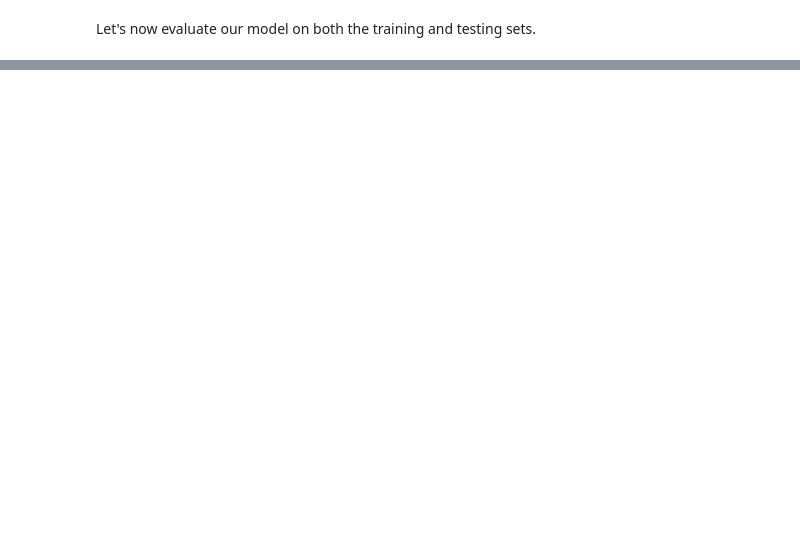
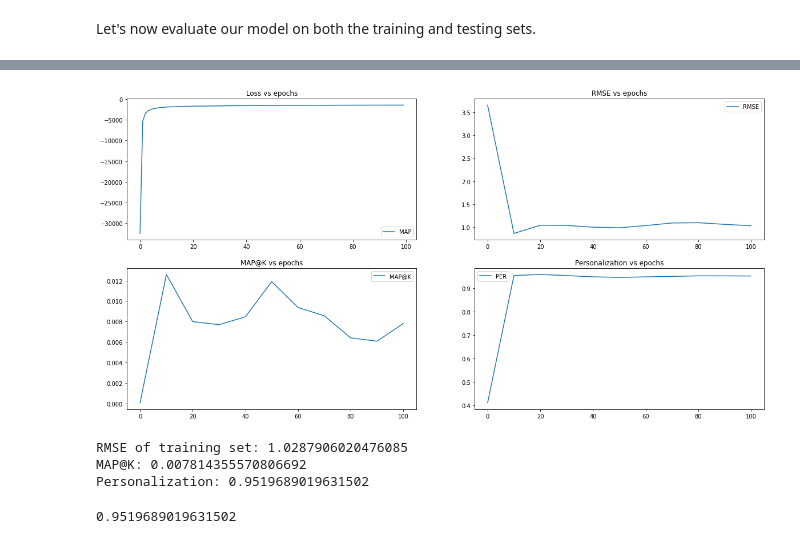
Before and after one commit to jho44/GetHuluJob, a Jupyter notebook: python_pmf.ipynb, the cells around one changed output, grey strips where cells are left out. Cells and saved outputs as stored; diff of their text form; code cells hidden in the pictures; blank space fills up the shorter version.

```diff
--- a/python_pmf.ipynb
+++ b/python_pmf.ipynb
@@ -247,3 +261,9 @@ def rec_evaluate(dataset, metric_type):
+# %%
+def eval(recs, user_5_df, user_4_df, metric_type):
+  if metric_type == 'MAPK':
+    return mapk(recs, user_5_df, user_4_df)
+  elif metric_type == 'PER':
+    return calc_personalization(recs)
 # %% [markdown]
 For the purposes of scaling, we need the maximum and minimum rating values.
 # %%
@@ -356,0 +359,3 @@ PERSONALIZATION of testing set: 9.42
+# %%
+R, train_set, test_set, n_dims, n_users, n_movies, user_to_row, movie_to_column = get_ratings_matrix(df, 1)
+parameters = {}
@@ -356,0 +412,33 @@ PERSONALIZATION of testing set: 9.42
+# %%
+_, axes = plt.subplots(2, 2, figsize=(20, 10))
+
+axes[0, 0].plot(np.arange(len(log_ps)), log_ps, label='MAP')
+axes[0, 0].set_title('Loss vs epochs')
+axes[0, 0].legend()
+
+axes[0, 1].plot(np.arange(0, len(rmse) * step, step), rmse, label='RMSE')
+axes[0, 1].set_title('RMSE vs epochs')
+axes[0, 1].legend()
+
+axes[1, 0].plot(np.arange(0, len(map_at_k) * step, step), map_at_k, label='MAP@K')
+axes[1, 0].set_title('MAP@K vs epochs')
+axes[1, 0].legend()
+
+axes[1, 1].plot(np.arange(0, len(per) * step, step), per, label='PER')
+axes[1, 1].set_title('Personalization vs epochs')
+axes[1, 1].legend()
+
+plt.show()
+# %% [output]
+[figure, added]
+# %%
+print('RMSE of training set:', rmse_evaluate(train_set))
+
+recs = get_recs(train_set)
+eval(recs, train_user_5_df, train_user_4_df, 'MAPK')
+eval(recs, train_user_5_df, train_user_4_df, 'PER')
+# %% [output]
+RMSE of training set: 1.0287906020476085
+MAP@K: 0.007814355570806692
+Personalization: 0.9519689019631502
+0.9519689019631502
```
Also changed, not shown: parts of 20 cells of this notebook, 7 other files.
